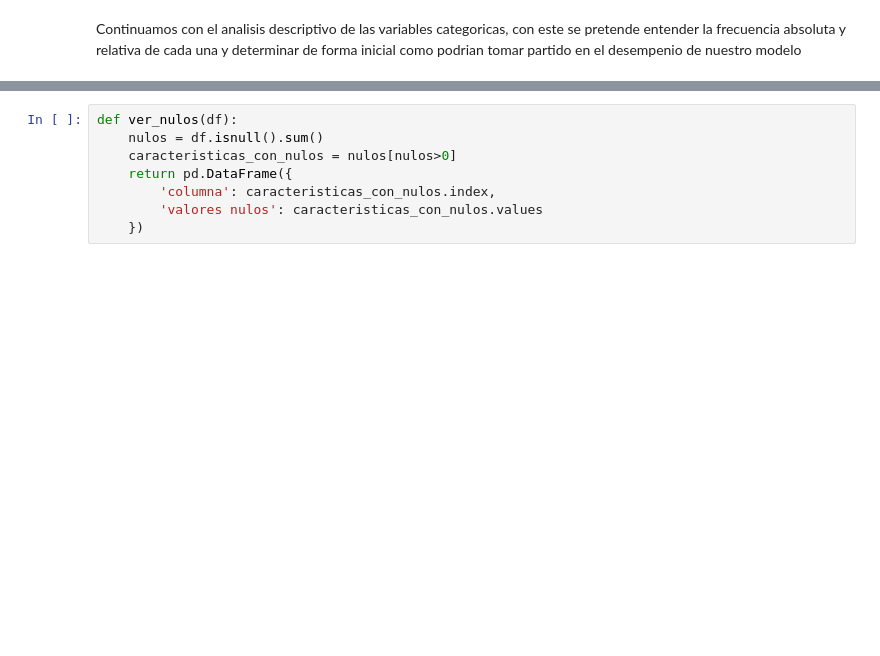
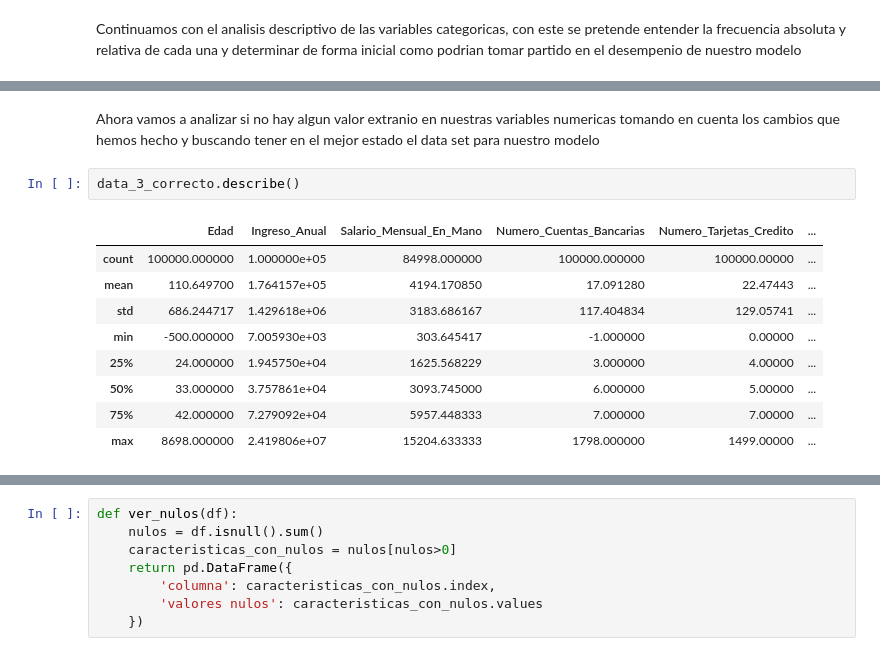
Before and after one commit to felipetryt12/Proyecto-Clasificacion-de-Score-Crediticio, a Jupyter notebook: PROYECTO/src/explore.ipynb, the cells around one changed output, grey strips where cells are left out. Saved outputs shown, nothing was run; the diff lists cells and outputs as text; blank space fills up the shorter version.

```diff
--- a/PROYECTO/src/explore.ipynb
+++ b/PROYECTO/src/explore.ipynb
@@ -529,0 +790,14 @@ KeyError: "['Categoria'] not in index"
+# %% [markdown]
+Ahora vamos a analizar si no hay algun valor extranio en nuestras variables numericas tomando en cuenta los cambios que hemos hecho y buscando tener en el mejor estado el data set para nuestro modelo
+# %%
+data_3_correcto.describe()
+# %% [output]
+|  | Edad | Ingreso_Anual | Salario_Mensual_En_Mano | Numero_Cuentas_Bancarias | Numero_Tarjetas_Credito | ... |
+| count | 100000.000000 | 1.000000e+05 | 84998.000000 | 100000.000000 | 100000.00000 | ... |
+| mean | 110.649700 | 1.764157e+05 | 4194.170850 | 17.091280 | 22.47443 | ... |
+| std | 686.244717 | 1.429618e+06 | 3183.686167 | 117.404834 | 129.05741 | ... |
+| min | -500.000000 | 7.005930e+03 | 303.645417 | -1.000000 | 0.00000 | ... |
+| 25% | 24.000000 | 1.945750e+04 | 1625.568229 | 3.000000 | 4.00000 | ... |
+| 50% | 33.000000 | 3.757861e+04 | 3093.745000 | 6.000000 | 5.00000 | ... |
+| 75% | 42.000000 | 7.279092e+04 | 5957.448333 | 7.000000 | 7.00000 | ... |
+| max | 8698.000000 | 2.419806e+07 | 15204.633333 | 1798.000000 | 1499.00000 | ... |
```
Also changed, not shown: parts of 57 cells of this notebook, 1 other file.
